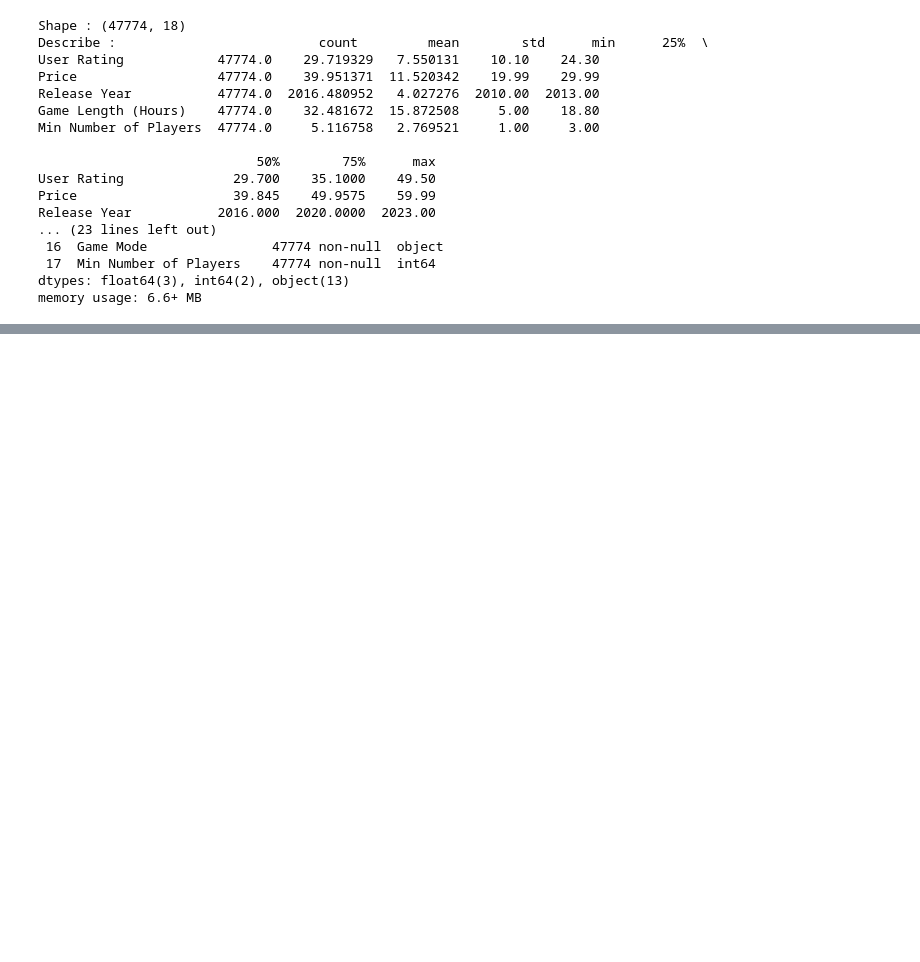
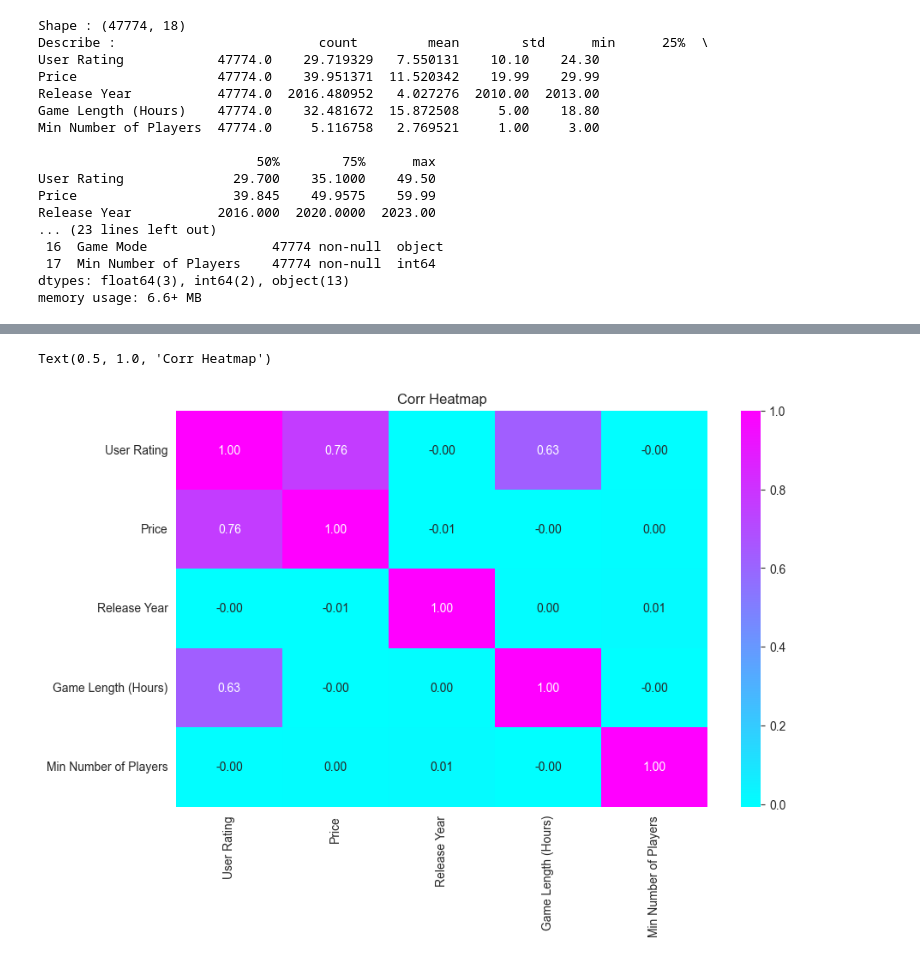
Before and after one commit to giri-harsh/Game-Recommendation-System, a Jupyter notebook: ml/notebooks/01_data_exploration.ipynb, the cells around one changed output, grey strips where cells are left out. Saved outputs shown, nothing was run; the diff lists cells and outputs as text; code cells hidden in the pictures; blank space fills up the shorter version.

```diff
--- a/ml/notebooks/01_data_exploration.ipynb
+++ b/ml/notebooks/01_data_exploration.ipynb
@@ -65,0 +82,4 @@ df_video_game_reviews
+# %%
+numerical_cols = df.select_dtypes(include=[np.number]).columns
+categorical_cols = df.select_dtypes(include=[object]).columns  # Use object instead of np.object
+numerical_cols, categorical_cols
@@ -65,0 +95,7 @@ df_video_game_reviews
+# %%
+plt.figure(figsize=(10,6))
+sns.heatmap(df[numerical_cols].corr(),annot=True,cmap='cool',fmt = '.2f')
+plt.title("Corr Heatmap")
+# %% [output]
+Text(0.5, 1.0, 'Corr Heatmap')
+[figure, added]
```
Also changed, not shown: parts of 28 cells of this notebook.
